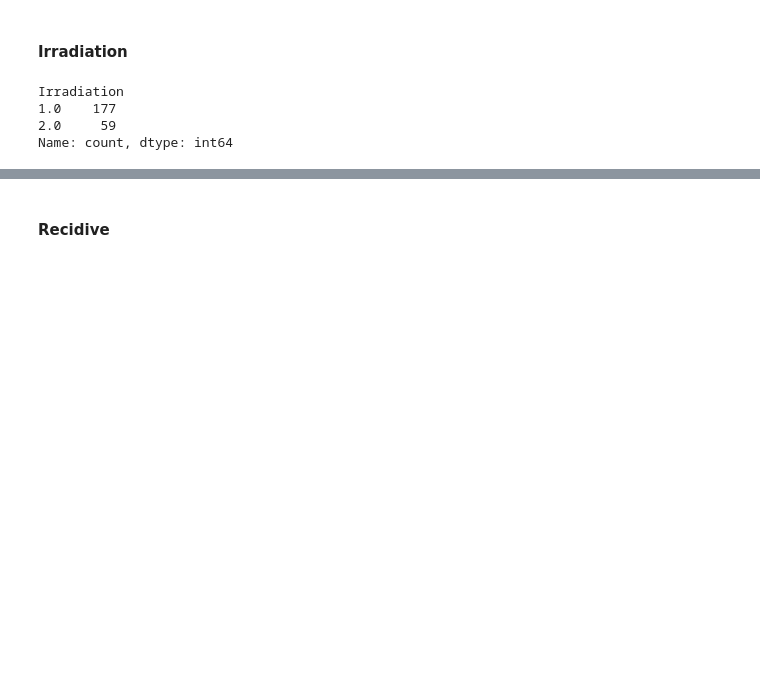
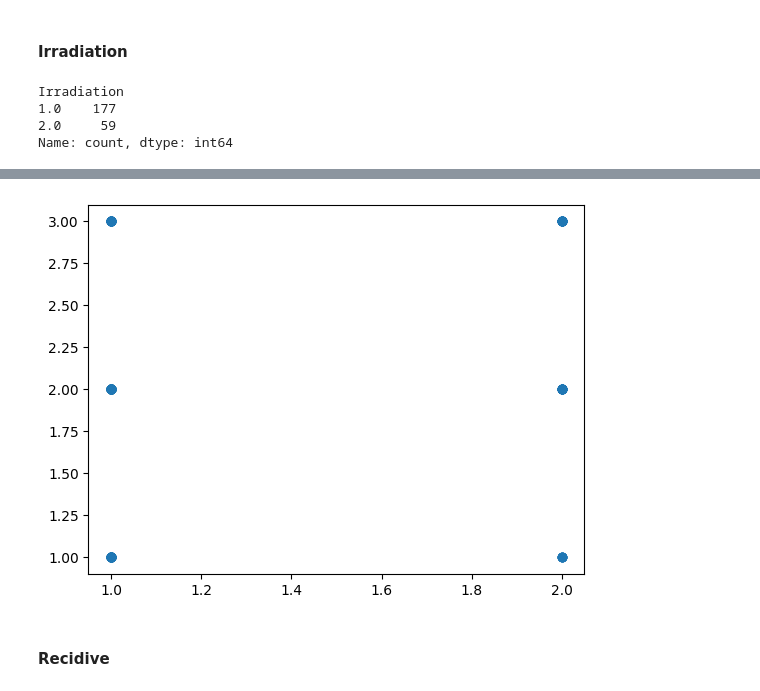
Before and after one commit to dev-byTN/Cancer_Model-Project, a Jupyter notebook: Python_Analysis.ipynb, the cells around one changed output, grey strips where cells are left out. Saved outputs shown, nothing was run; the diff lists cells and outputs as text; code cells hidden in the pictures; blank space fills up the shorter version.

```diff
--- a/Python_Analysis.ipynb
+++ b/Python_Analysis.ipynb
@@ -298,3 +316,8 @@ Name: count, dtype: int64
+# %%
+plt.scatter(dt.Irradiation, dt["Grade"])
+plt.show()
+# %% [output]
+[figure, added]
 # %% [markdown]
 <h4>Recidive</h4>
 # %%
```
Also changed, not shown: parts of 23 cells of this notebook.
